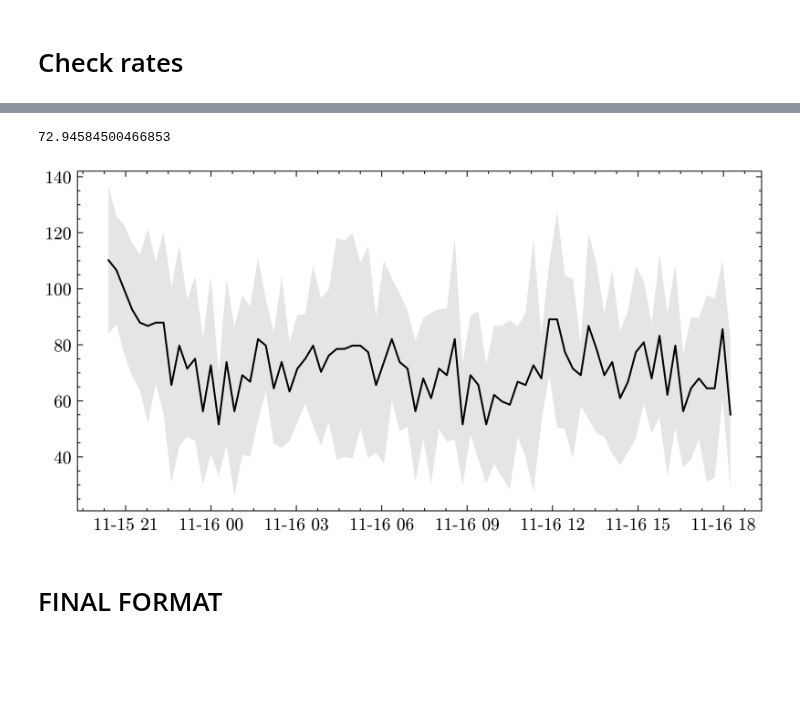
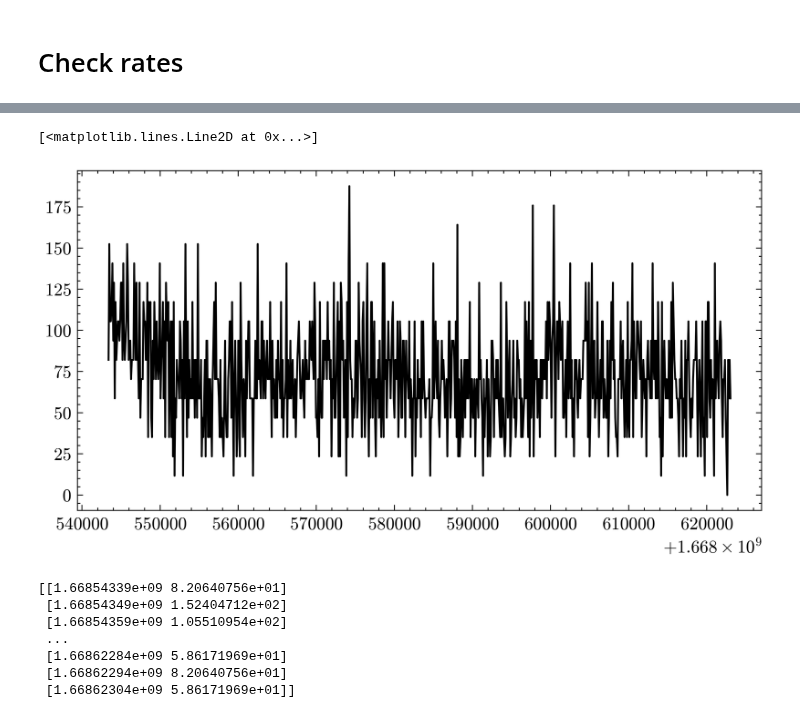
Before and after one commit to Quizznor/phd-thesis, a Jupyter notebook: Projects/UubRandomsLib/test_read.ipynb, the cells around one changed output, grey strips where cells are left out. Saved outputs shown, nothing was run; the diff lists cells and outputs as text; code cells hidden in the pictures; blank space fills up the shorter version.

```diff
--- a/Projects/UubRandomsLib/test_read.ipynb
+++ b/Projects/UubRandomsLib/test_read.ipynb
@@ -24,17 +24,35 @@ from utils.Auger.SD import Monitoring
 # %% [markdown]
 # Check rates
 # %%
-from datetime import datetime, timedelta
+def read_file(path_to_file : str) -> np.ndarray :
 
-wcd_fmt = np.dtype([('timestamp', 'I'), ('t1_latch_bin', 'h'), ('vem_peak', ('H', 3)), ('baseline', ('H', 3)), ('trace', ('h', (3, 2048)))])
-ssd_fmt = np.dtype([('timestamp', 'I'), ('t1_latch_bin', 'h'), ('mip_peak', 'H'), ('baseline', 'H'), ('trace', ('h', 2048))])
+    import numpy as np, bz2
+
+    wcd_fmt = np.dtype([('timestamp', 'I'),
+                        ('t1_latch_bin', 'h'),
+                        ('vem_peak', ('e', 3)),
+                        ('baseline', ('H', 3)),
+                        ('traces', ('h', (3, 2048)))])
+    ssd_fmt = np.dtype([('timestamp', 'I'),
+                        ('t1_latch_bin', 'h'),
+                        ('mip_peak', 'e'),
+                        ('baseline', 'H'),
+                        ('trace', ('h', 2048))])
+
+    # requires python 3.10+
+    match path_to_file.split('.')[1]:
+        case 'ssd': fmt = ssd_fmt
+        case 'wcd': fmt = wcd_fmt
+
+    buffer = bz2.BZ2File(path_to_file).read()
+    return np.frombuffer(buffer, fmt)
 
 mean_rate = 0
 x, y = [],[]
 
-for index in range(801):
-    wcd = np.fromfile(f'/cr/data02/AugerPrime/UUB/UubRandoms/2022_11/NuriaJr/randoms{index:04}.wcd', dtype=wcd_fmt)
-    ssd = np.fromfile(f'/cr/data02/AugerPrime/UUB/UubRandoms/2022_11/NuriaJr/randoms{index:04}.ssd', dtype=ssd_fmt)
+for index in tools.ProgressBar(range(801), newline=False):
+    wcd = read_file(f'/cr/data02/AugerPrime/UUB/UubRandoms/2022_11/NuriaJr/randoms{index:04}.wcd.bz2')
+    ssd = read_file(f'/cr/data02/AugerPrime/UUB/UubRandoms/2022_11/NuriaJr/randoms{index:04}.ssd.bz2')
 
     if len(ssd) != 5000 or len(wcd) != 5000:
         print(index)
@@ -45,19 +66,16 @@ for index in range(801):
-# %%
-t = np.reshape(x[:-1], (-1, 10))
-r = np.reshape(y[:-1], (-1, 10))
-
-r_err = np.std(r, axis=1)
-t = np.mean(t, axis=1)
-r = np.mean(r, axis=1)
-
-
-plt.plot([datetime.fromtimestamp(_) for _ in t], r)
-plt.fill_between([datetime.fromtimestamp(_) for _ in t], r - r_err, r + r_err, alpha=0.1)
-# plt.plot([datetime.fromtimestamp(_) for _ in x], y)
-np.mean(y)
-# %% [output]
-72.94584500466853
-[figure, removed]
-# %% [markdown]
-# FINAL FORMAT
+# %%
+plt.plot(x,y)
+# %% [output]
+[<matplotlib.lines.Line2D at 0x...>]
+[figure, added]
+# %%
+data = np.column_stack([x, y])
+# %% [output]
+[[1.66854339e+09 8.20640756e+01]
+ [1.66854349e+09 1.52404712e+02]
+ [1.66854359e+09 1.05510954e+02]
+ ...
+ [1.66862284e+09 5.86171969e+01]
+ [1.66862294e+09 8.20640756e+01]
+ [1.66862304e+09 5.86171969e+01]]
 # %%
```
Also changed, not shown: parts of 11 cells of this notebook, 4 other files.
